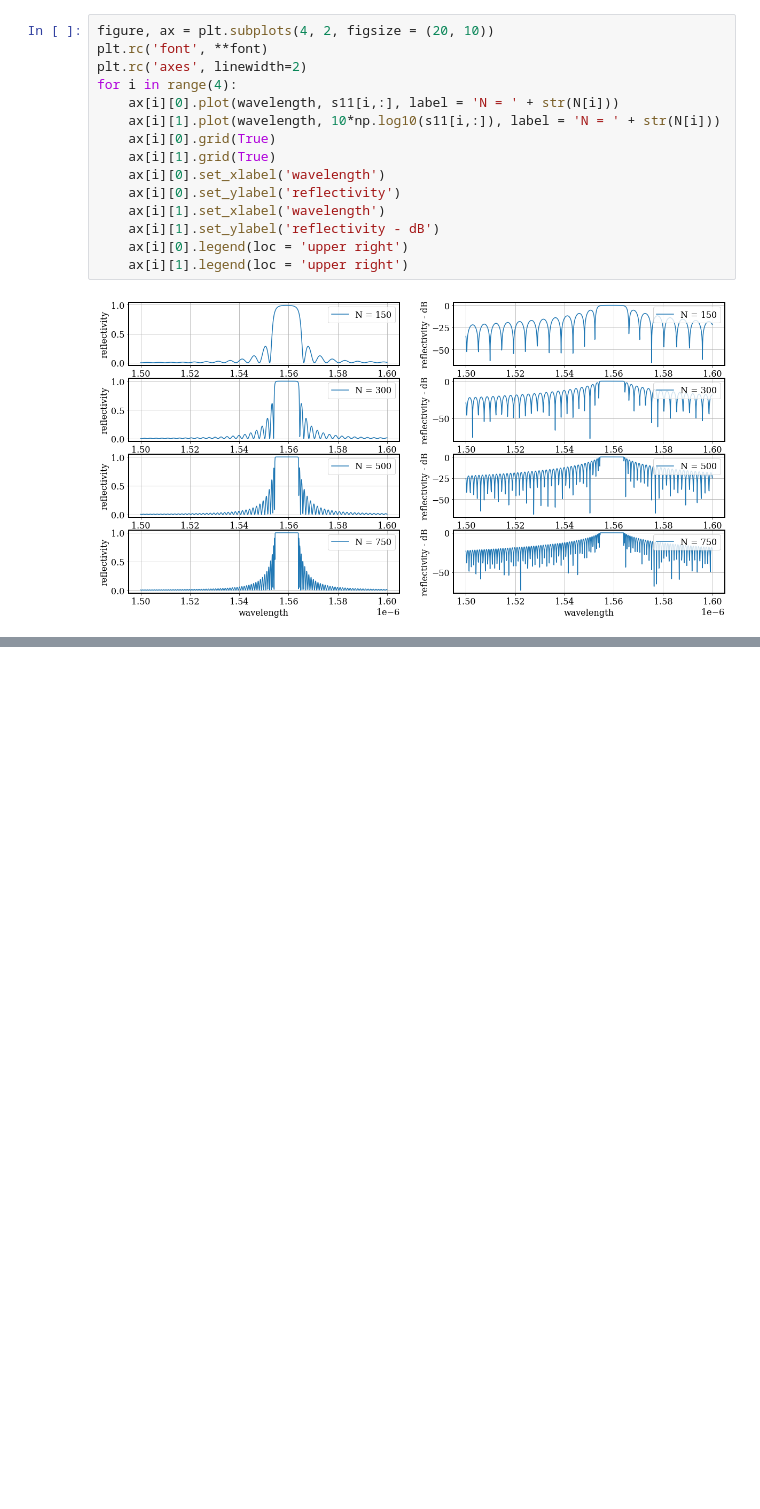
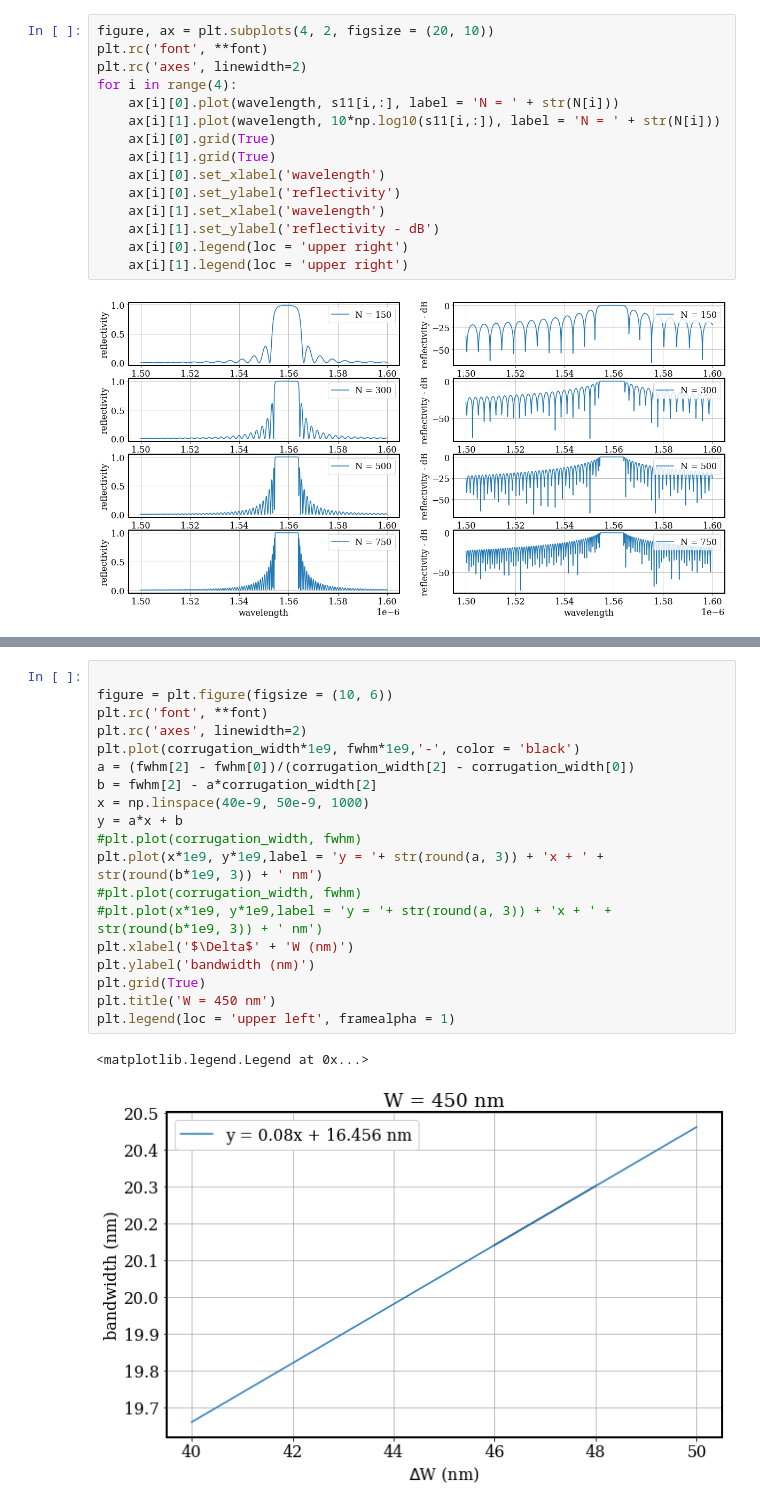
Before and after one commit to moisesoliveira08/BragGrating, a Jupyter notebook: Documentation/device.ipynb, the cells around one changed output, grey strips where cells are left out. Saved outputs shown, nothing was run; the diff lists cells and outputs as text; blank space fills up the shorter version.

```diff
--- a/Documentation/device.ipynb
+++ b/Documentation/device.ipynb
@@ -528,0 +588,22 @@ for i in range(4):
+# %%
+
+figure = plt.figure(figsize = (10, 6))
+plt.rc('font', **font)
+plt.rc('axes', linewidth=2)
+plt.plot(corrugation_width*1e9, fwhm*1e9,'-', color = 'black')
+a = (fwhm[2] - fwhm[0])/(corrugation_width[2] - corrugation_width[0])
+b = fwhm[2] - a*corrugation_width[2]
+x = np.linspace(40e-9, 50e-9, 1000)
+y = a*x + b
+#plt.plot(corrugation_width, fwhm)
+plt.plot(x*1e9, y*1e9,label = 'y = '+ str(round(a, 3)) + 'x + ' + str(round(b*1e9, 3)) + ' nm')
+#plt.plot(corrugation_width, fwhm)
+#plt.plot(x*1e9, y*1e9,label = 'y = '+ str(round(a, 3)) + 'x + ' + str(round(b*1e9, 3)) + ' nm')
+plt.xlabel('$\Delta$' + 'W (nm)')
+plt.ylabel('bandwidth (nm)')
+plt.grid(True)
+plt.title('W = 450 nm')
+plt.legend(loc = 'upper left', framealpha = 1)
+# %% [output]
+<matplotlib.legend.Legend at 0x...>
+[figure, added]
```
Also changed, not shown: parts of 10 cells of this notebook, 2 other files.
